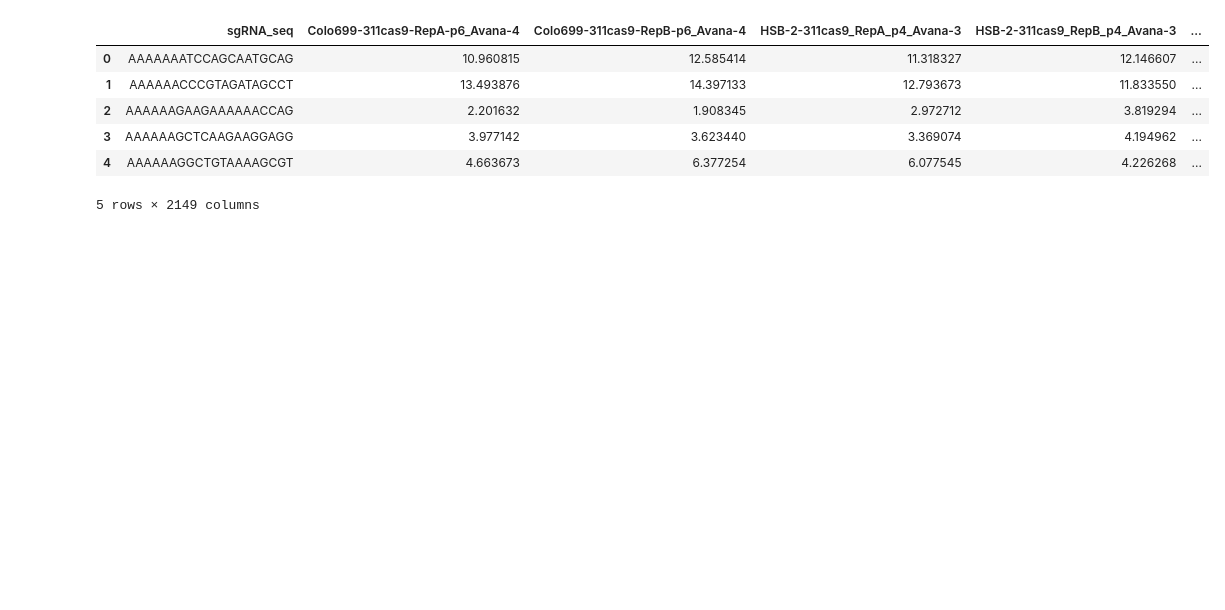
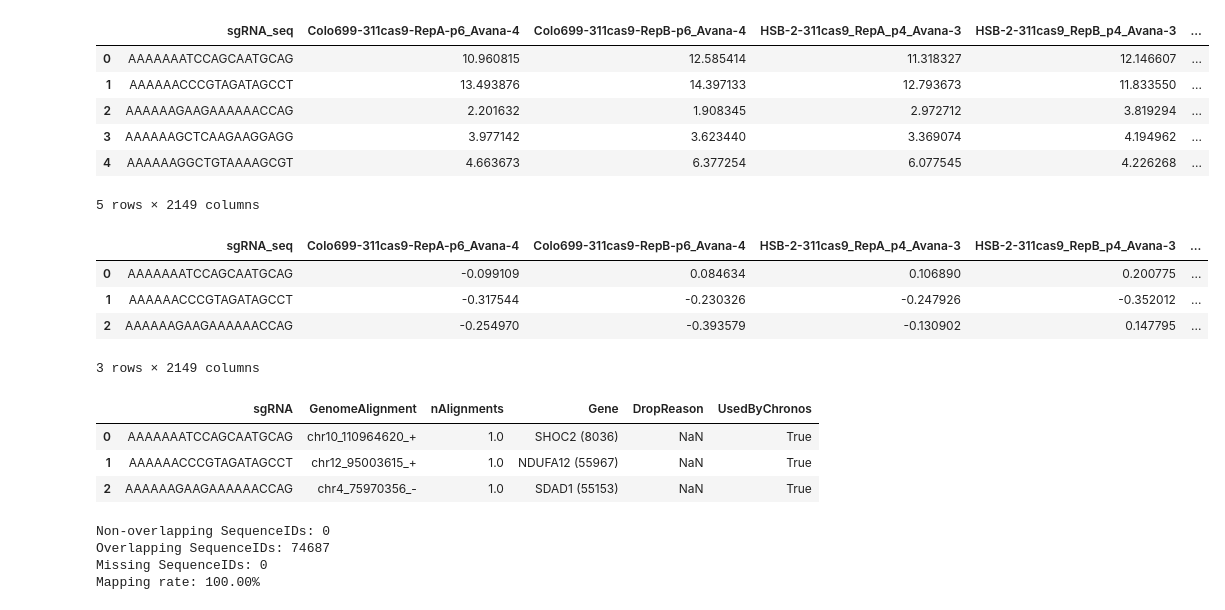
Before and after one commit to nimafakouri/crispr-ml-hitcalling, a Jupyter notebook: notebooks/02_rpm_exploration.ipynb, the cells around one changed output. Cells and saved outputs as stored; diff of their text form; code cells hidden in the pictures; blank space fills up the shorter version.

```diff
--- a/notebooks/02_rpm_exploration.ipynb
+++ b/notebooks/02_rpm_exploration.ipynb
@@ -12,3 +12,39 @@ screen_rpm_df.head()
 | 3 | AAAAAAGCTCAAGAAGGAGG | 3.977142 | 3.623440 | 3.369074 | 4.194962 | ... |
 | 4 | AAAAAAGGCTGTAAAAGCGT | 4.663673 | 6.377254 | 6.077545 | 4.226268 | ... |
 5 rows × 2149 columns
+# %%
+screen_log2_df = pd.read_csv("/Volumes/nimas_usb/project_data_repo/crispr_ai_ml/data/processed/phase3_inputs/screen_log2fc_vs_pdna.csv")
+# %%
+screen_log2_df.head(3)
+# %% [output]
+|  | sgRNA_seq | Colo699-311cas9-RepA-p6_Avana-4 | Colo699-311cas9-RepB-p6_Avana-4 | HSB-2-311cas9_RepA_p4_Avana-3 | HSB-2-311cas9_RepB_p4_Avana-3 | ... |
+| 0 | AAAAAAATCCAGCAATGCAG | -0.099109 | 0.084634 | 0.106890 | 0.200775 | ... |
+| 1 | AAAAAACCCGTAGATAGCCT | -0.317544 | -0.230326 | -0.247926 | -0.352012 | ... |
+| 2 | AAAAAAGAAGAAAAAACCAG | -0.254970 | -0.393579 | -0.130902 | 0.147795 | ... |
+3 rows × 2149 columns
+# %%
+guide = pd.read_csv("/Volumes/nimas_usb/project_data_repo/crispr_ai_ml/data/raw/AvanaGuideMap.csv")
+guide.head(3)
+# %% [output]
+|  | sgRNA | GenomeAlignment | nAlignments | Gene | DropReason | UsedByChronos |
+| 0 | AAAAAAATCCAGCAATGCAG | chr10_110964620_+ | 1.0 | SHOC2 (8036) | NaN | True |
+| 1 | AAAAAACCCGTAGATAGCCT | chr12_95003615_+ | 1.0 | NDUFA12 (55967) | NaN | True |
+| 2 | AAAAAAGAAGAAAAAACCAG | chr4_75970356_- | 1.0 | SDAD1 (55153) | NaN | True |
+# %%
+A = set(screen_log2_df['sgRNA_seq'])
+B = set(guide['sgRNA'])
+
+nol = B - A # nol = non_overlap
+overlap = A & B # SequenceIDs that exist in BOTH screen_pass and raw
+missing = A - B # missing = SequenceIDs that are in screen_pass but NOT in raw (Ideally len(missing) should be 0)
+
+print(f"Non-overlapping SequenceIDs: {len(nol)}")
+print(f"Overlapping SequenceIDs: {len(overlap)}")
+print(f"Missing SequenceIDs: {len(missing)}")
+mapping_rate = (len(overlap)) / (len(screen_log2_df))
+print(f"Mapping rate: {mapping_rate:.2%}")
+# %% [output]
+Non-overlapping SequenceIDs: 0
+Overlapping SequenceIDs: 74687
+Missing SequenceIDs: 0
+Mapping rate: 100.00%
```
Also changed, not shown: parts of 6 cells of this notebook, 2 other files.
